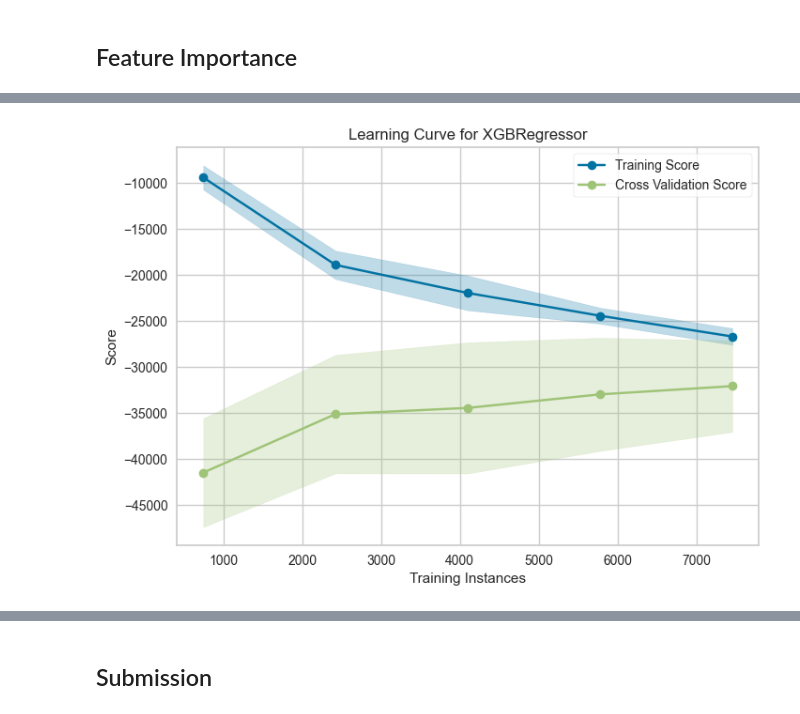
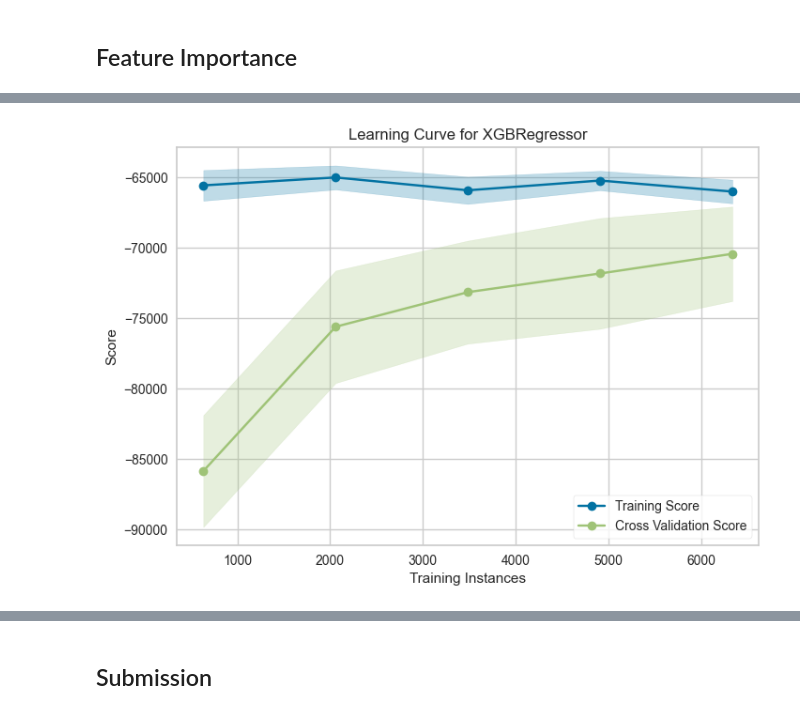
Before and after one commit to Lucas-Bussinger/EY-2026-AI-Challange, a Jupyter notebook: Model/BoostModel.ipynb, the cells around one changed output, grey strips where cells are left out. Drawn from its saved outputs; the diff is of its cells as text; code cells hidden in the pictures.

```diff
--- a/Model/BoostModel.ipynb
+++ b/Model/BoostModel.ipynb
@@ -79,0 +68,35 @@ X_train
+# %%
+
+#adicionando caracteristicas temporais cíclicas para o modelo
+full_dataset['Sample Date'] = pd.to_datetime(full_dataset['Sample Date'], dayfirst=True, format="%Y-%m-%d")
+
+#full_dataset['WeekOfYear'] = full_dataset['Sample Date'].dt.isocalendar().week.astype(int)
+full_dataset['MonthOfYear'] = full_dataset['Sample Date'].dt.month
+
+#MAX_CYCLE = 52
+MAX_CYCLE_MONTH = 12
+
+#full_dataset['WOY_sin'] = np.sin(2 * np.pi * full_dataset['WeekOfYear'] / MAX_CYCLE)
+#full_dataset['WOY_cos'] = np.cos(2 * np.pi * full_dataset['WeekOfYear'] / MAX_CYCLE)
+full_dataset['Month_sin'] = np.sin(2 * np.pi * full_dataset['MonthOfYear'] / MAX_CYCLE_MONTH)
+full_dataset['Month_cos'] = np.cos(2 * np.pi * full_dataset['MonthOfYear'] / MAX_CYCLE_MONTH)
+
+
+target_columns = ['Total Alkalinity', 'Electrical Conductance', 'Dissolved Reactive Phosphorus']
+
+feature_columns = full_dataset.columns.drop(target_columns + ['Latitude', 'Longitude', 'Sample Date', "MonthOfYear"])
+
+
+#choosing feature data and target data
+Feature_data = full_dataset[feature_columns]
+Target_data = full_dataset[target_columns]
+
+alkalinity_target = full_dataset['Total Alkalinity']
+electrical_target = full_dataset['Electrical Conductance']
+phosphorus_target = full_dataset['Dissolved Reactive Phosphorus']
+
+X_train_alkalinity, X_test_alkalinity, y_train_alkalinity, y_test_alkalinity = train_test_split(Feature_data, alkalinity_target, test_size=0.15)
+X_train_electrical, X_test_electrical, y_train_electrical, y_test_electrical = train_test_split(Feature_data, electrical_target, test_size=0.15)
+X_train_phosphorus, X_test_phosphorus, y_train_phosphorus, y_test_phosphorus = train_test_split(Feature_data, phosphorus_target, test_size=0.15)
+
+X_train_alkalinity
@@ -135 +200,5 @@ XGBRegressor(base_score=None, booster='dart', callbacks=None,
              n_jobs=None, num_parallel_tree=None, ...)
+# %%
+
+dart_xgb_electrical.fit(X_train_electrical, y_train_electrical,
+            eval_set=[(X_test_electrical, y_test_electrical)])
@@ -136,5 +267,5 @@ XGBRegressor(base_score=None, booster='dart', callbacks=None,
 # %%
-_ = ms.learning_curve(dart_xgb, Feature_data, Target_data, scoring='neg_mean_squared_error', cv=5)
+_ = ms.learning_curve(dart_xgb_electrical, X_train_electrical, y_train_electrical, scoring='neg_mean_squared_error', cv=5)
 # %% [output]
-[figure, old version]
+[figure, new version]
 # %%
```
Also changed, not shown: parts of 15 cells of this notebook, 4 other files.
